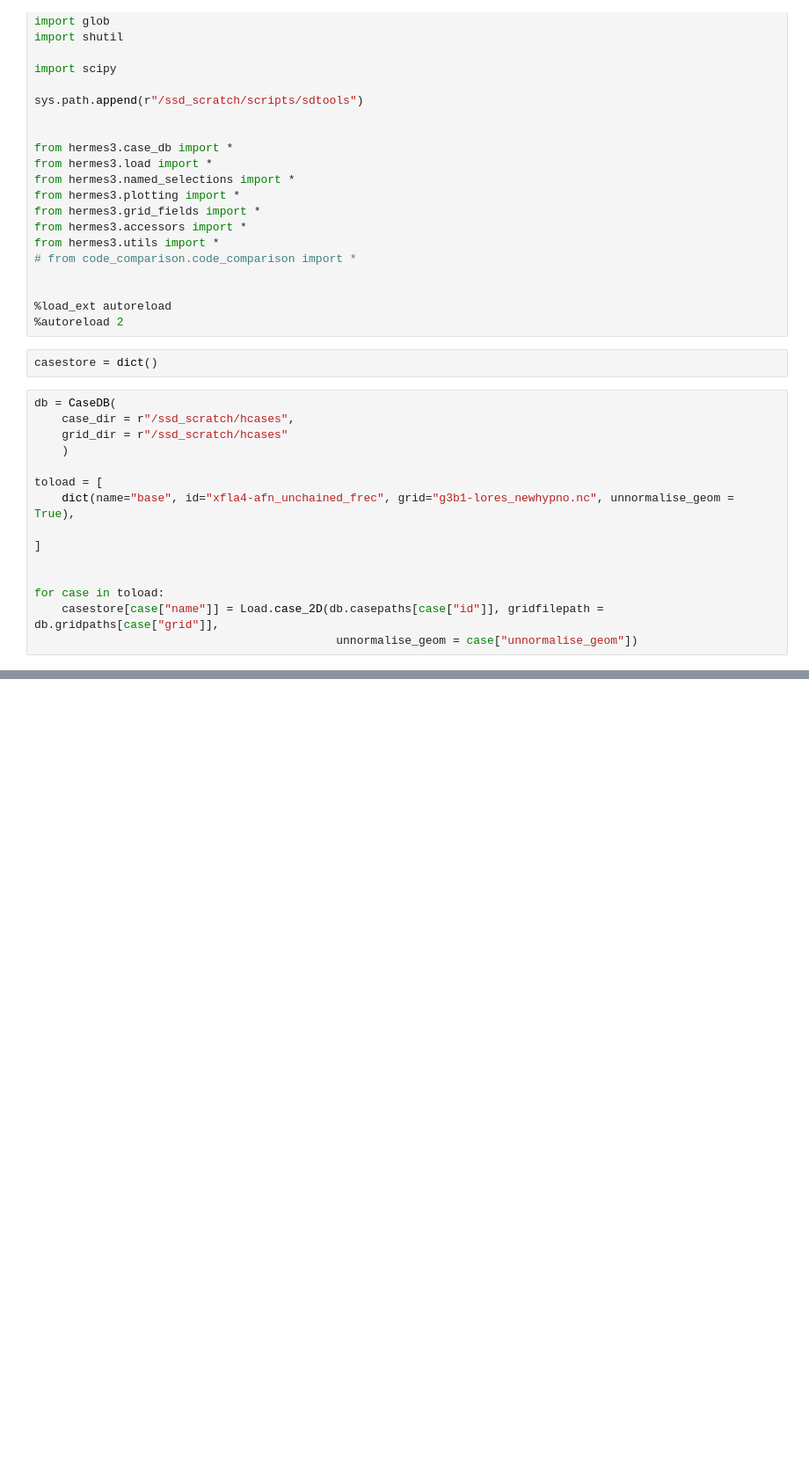
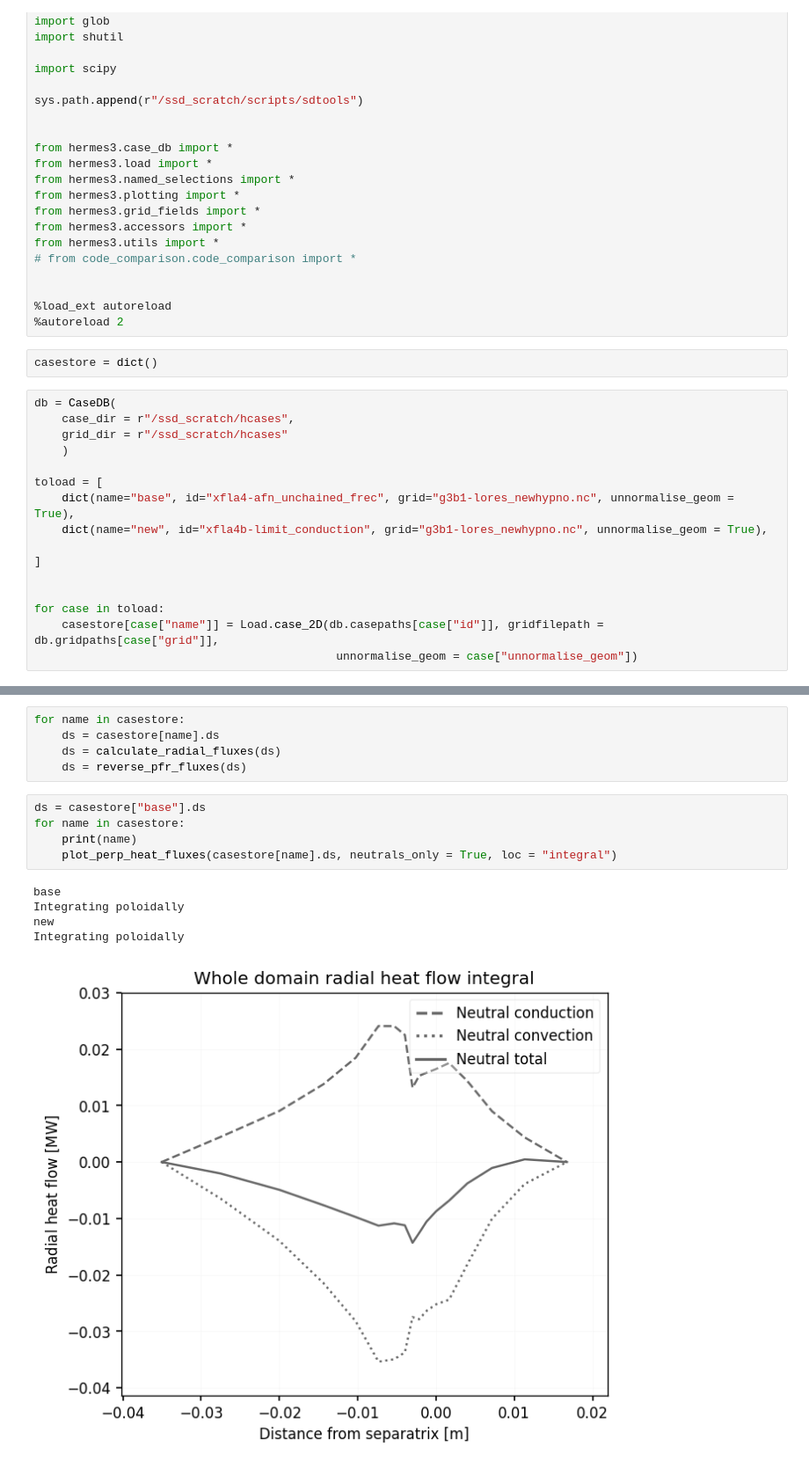
Before and after one commit to mikekryjak/notebooks, a Jupyter notebook: 131/131-2023-10-02 - AFN unchained cond lim dev.ipynb, the cells around one changed output, grey strips where cells are left out. Shown at 88% size. Saved outputs shown, nothing was run; the diff lists cells and outputs as text; blank space fills up the shorter version.

```diff
--- a/131/131-2023-10-02 - AFN unchained cond lim dev.ipynb
+++ b/131/131-2023-10-02 - AFN unchained cond lim dev.ipynb
@@ -45,6 +45,7 @@ db = CaseDB(
 
 toload = [
     dict(name="base", id="xfla4-afn_unchained_frec", grid="g3b1-lores_newhypno.nc", unnormalise_geom = True),
+    dict(name="new", id="xfla4b-limit_conduction", grid="g3b1-lores_newhypno.nc", unnormalise_geom = True),
 
 ]
 
@@ -56,0 +59,16 @@ CHECK: Total domain volume is 1.607E+00 [m3]
+# %%
+for name in casestore:
+    ds = casestore[name].ds
+    ds = calculate_radial_fluxes(ds)
+    ds = reverse_pfr_fluxes(ds)
+# %%
+ds = casestore["base"].ds
+for name in casestore:
+    print(name)
+    plot_perp_heat_fluxes(casestore[name].ds, neutrals_only = True, loc = "integral")
+# %% [output]
+base
+Integrating poloidally
+new
+Integrating poloidally
+[figure, added]
```
Also changed, not shown: parts of 2 cells of this notebook, 15 other files.
